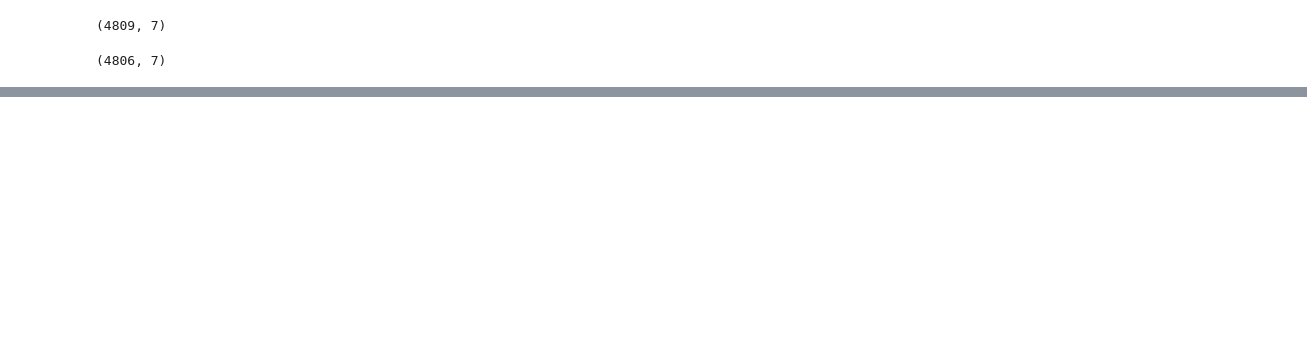
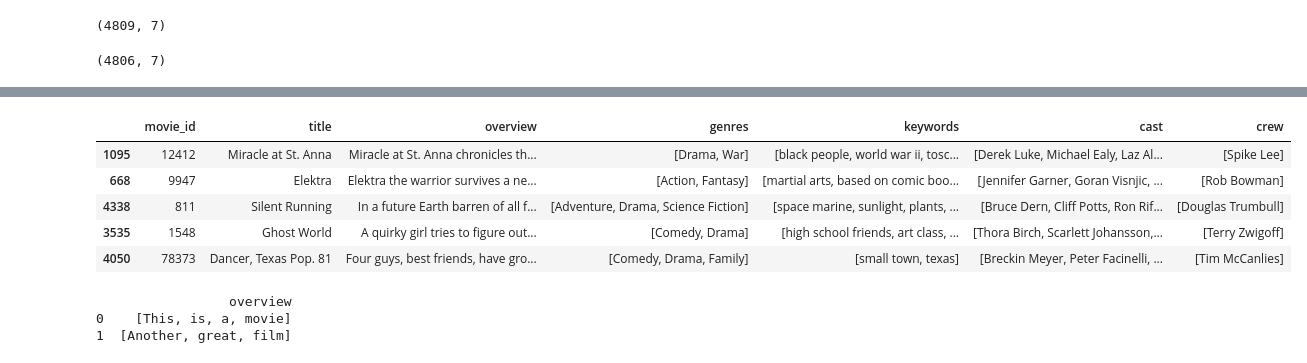
Before and after one commit to ISHANT57/Ml_Projects, a Jupyter notebook: Movie_Prediction/Movie_prediction.ipynb, the cells around one changed output, grey strips where cells are left out. Saved outputs shown, nothing was run; the diff lists cells and outputs as text; code cells hidden in the pictures; blank space fills up the shorter version.

```diff
--- a/Movie_Prediction/Movie_prediction.ipynb
+++ b/Movie_Prediction/Movie_prediction.ipynb
@@ -173,0 +263,9 @@ movies.head()
+# %%
+movies.sample(5,random_state=0)  # random_state se same random rows milenge har baar
+# %% [output]
+|  | movie_id | title | overview | genres | keywords | cast | crew |
+| 1095 | 12412 | Miracle at St. Anna | Miracle at St. Anna chronicles th... | [Drama, War] | [black people, world war ii, tosc... | [Derek Luke, Michael Ealy, Laz Al... | [Spike Lee] |
+| 668 | 9947 | Elektra | Elektra the warrior survives a ne... | [Action, Fantasy] | [martial arts, based on comic boo... | [Jennifer Garner, Goran Visnjic, ... | [Rob Bowman] |
+| 4338 | 811 | Silent Running | In a future Earth barren of all f... | [Adventure, Drama, Science Fiction] | [space marine, sunlight, plants, ... | [Bruce Dern, Cliff Potts, Ron Rif... | [Douglas Trumbull] |
+| 3535 | 1548 | Ghost World | A quirky girl tries to figure out... | [Comedy, Drama] | [high school friends, art class, ... | [Thora Birch, Scarlett Johansson,... | [Terry Zwigoff] |
+| 4050 | 78373 | Dancer, Texas Pop. 81 | Four guys, best friends, have gro... | [Comedy, Drama, Family] | [small town, texas] | [Breckin Meyer, Peter Facinelli, ... | [Tim McCanlies] |
@@ -173,0 +278,14 @@ movies.head()
+# %%
+import pandas as pd
+
+df = pd.DataFrame({
+    'overview': ["This is a movie", "Another great film"]
+})
+
+df['overview'] = df['overview'].apply(lambda x: x.split())
+
+print(df)
+# %% [output]
+                 overview
+0    [This, is, a, movie]
+1  [Another, great, film]
```
Also changed, not shown: parts of 29 cells of this notebook, 2 other files.
